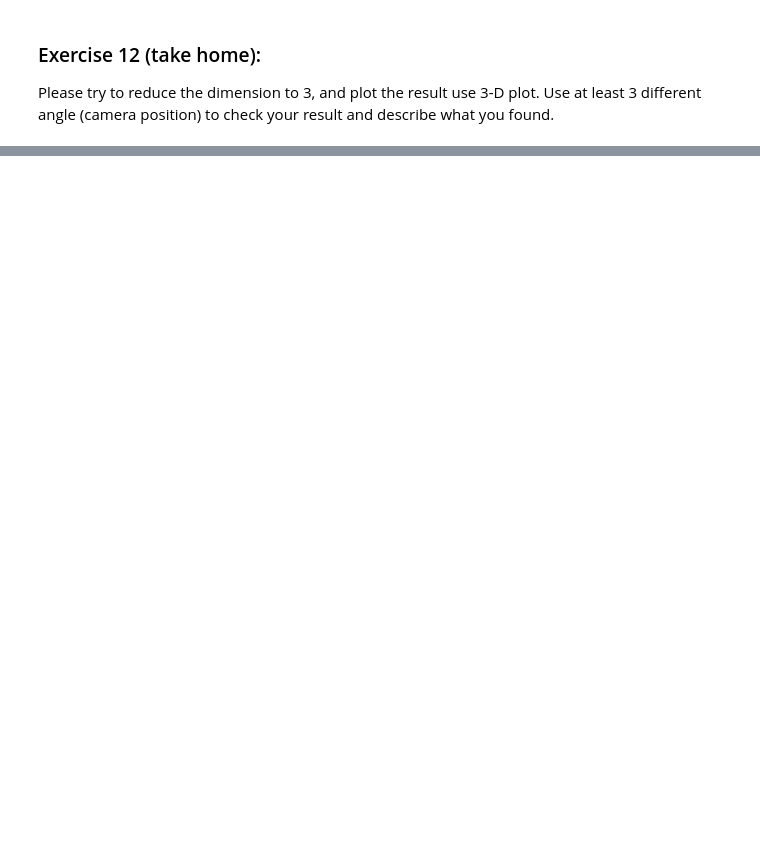
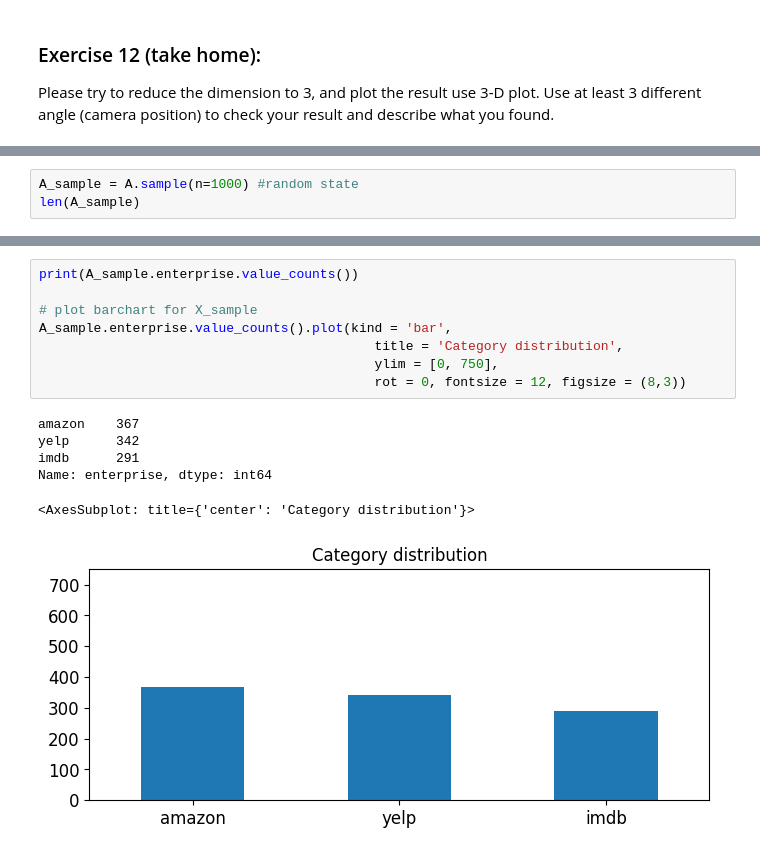
Before and after one commit to y880916c/DM2022-Lab1-Master, a Jupyter notebook: DM2022-Lab1-Homework.ipynb, the cells around one changed output, grey strips where cells are left out. Cells and saved outputs as stored; diff of their text form; blank space fills up the shorter version.

```diff
--- a/DM2022-Lab1-Homework.ipynb
+++ b/DM2022-Lab1-Homework.ipynb
@@ -224,0 +499,3 @@ plt.show()
+# %%
+A_sample = A.sample(n=1000) #random state
+len(A_sample)
@@ -224,0 +527,15 @@ plt.show()
+# %%
+print(A_sample.enterprise.value_counts())
+
+# plot barchart for X_sample
+A_sample.enterprise.value_counts().plot(kind = 'bar',
+                                           title = 'Category distribution',
+                                           ylim = [0, 750],
+                                           rot = 0, fontsize = 12, figsize = (8,3))
+# %% [output]
+amazon    367
+yelp      342
+imdb      291
+Name: enterprise, dtype: int64
+<AxesSubplot: title={'center': 'Category distribution'}>
+[figure, added]
```
Also changed, not shown: parts of 83 cells of this notebook, 6 other files.
